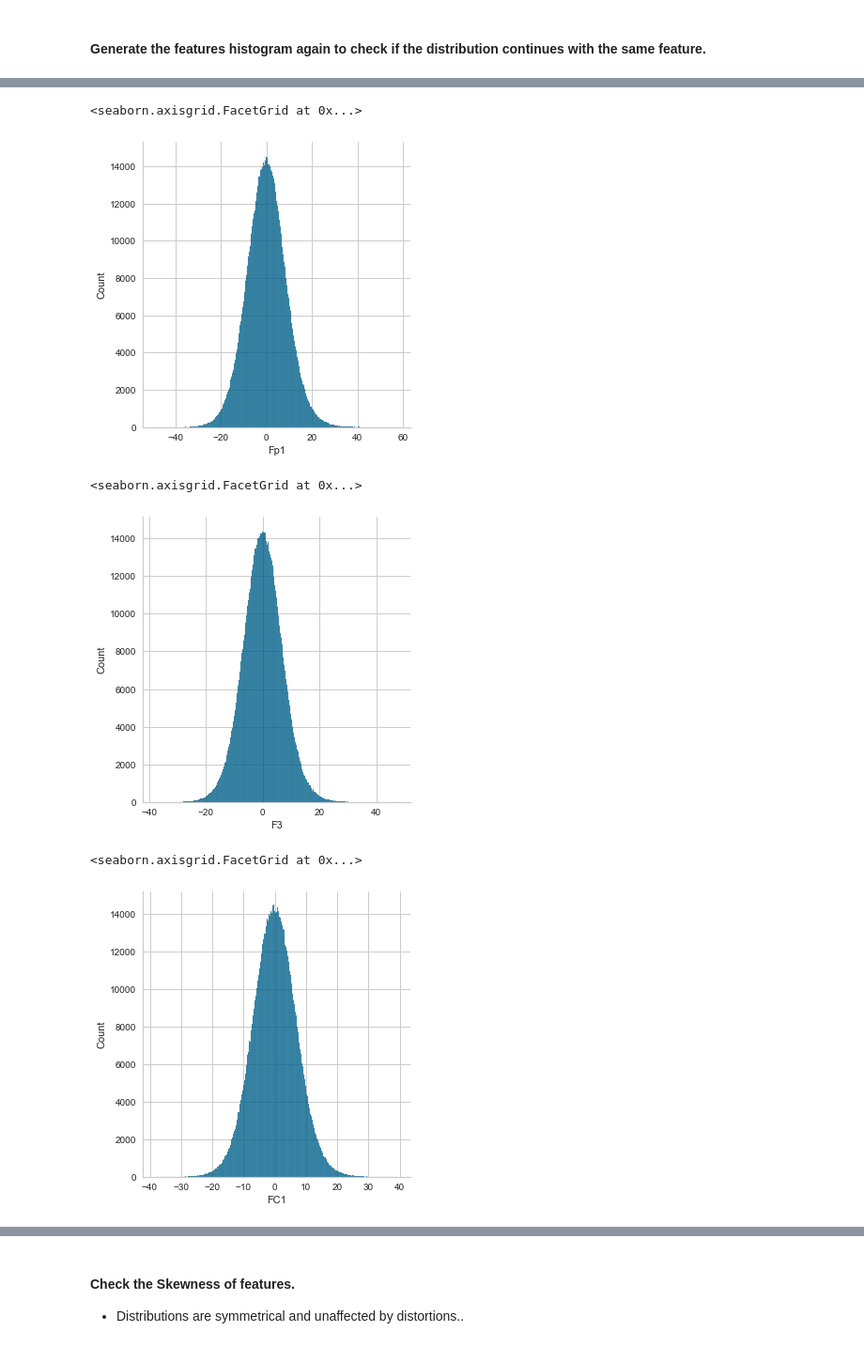
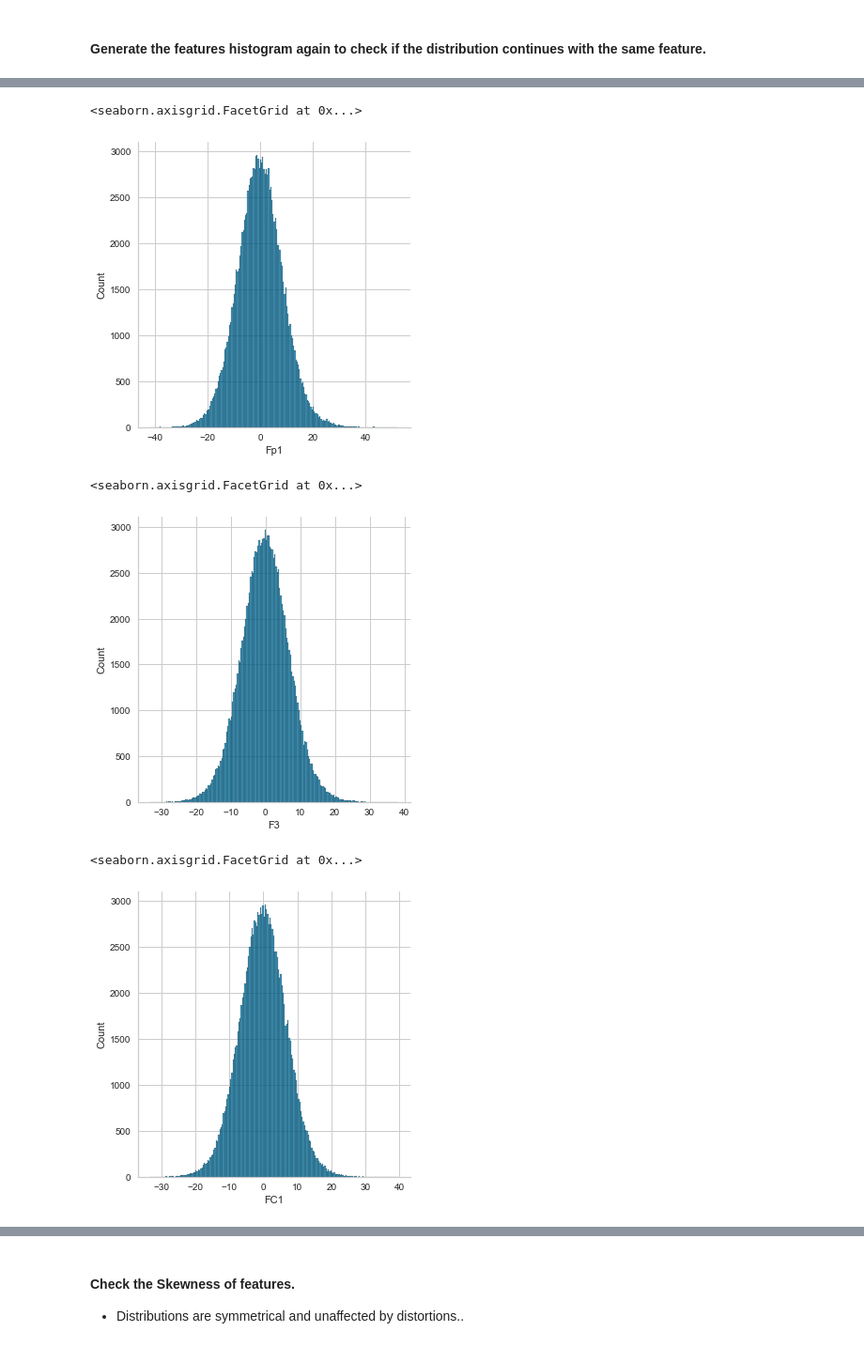
Before and after one commit to rodrigoalexandre/sam-stress-multilayerperceptron-sklearn, a Jupyter notebook: source/preprocess-sam-dataset-under.ipynb, the cells around one changed output, grey strips where cells are left out. Shown at 94% size. Cells and saved outputs as stored; diff of their text form; code cells hidden in the pictures.

```diff
--- a/source/preprocess-sam-dataset-under.ipynb
+++ b/source/preprocess-sam-dataset-under.ipynb
@@ -523,16 +522,16 @@ sns.displot(dropped_df['FZ'])
 # %%
-sns.displot(dropped_df['Fp1'])
+sns.displot(new_df['Fp1'])
 # %% [output]
 <seaborn.axisgrid.FacetGrid at 0x...>
-[figure, old version]
+[figure, new version]
 # %%
-sns.displot(dropped_df['F3'])
+sns.displot(new_df['F3'])
 # %% [output]
 <seaborn.axisgrid.FacetGrid at 0x...>
-[figure, old version]
+[figure, new version]
 # %%
-sns.displot(dropped_df['FC1'])
+sns.displot(new_df['FC1'])
 # %% [output]
 <seaborn.axisgrid.FacetGrid at 0x...>
-[figure, old version]
+[figure, new version]
 # %%
```
Also changed, not shown: parts of 19 cells of this notebook.
